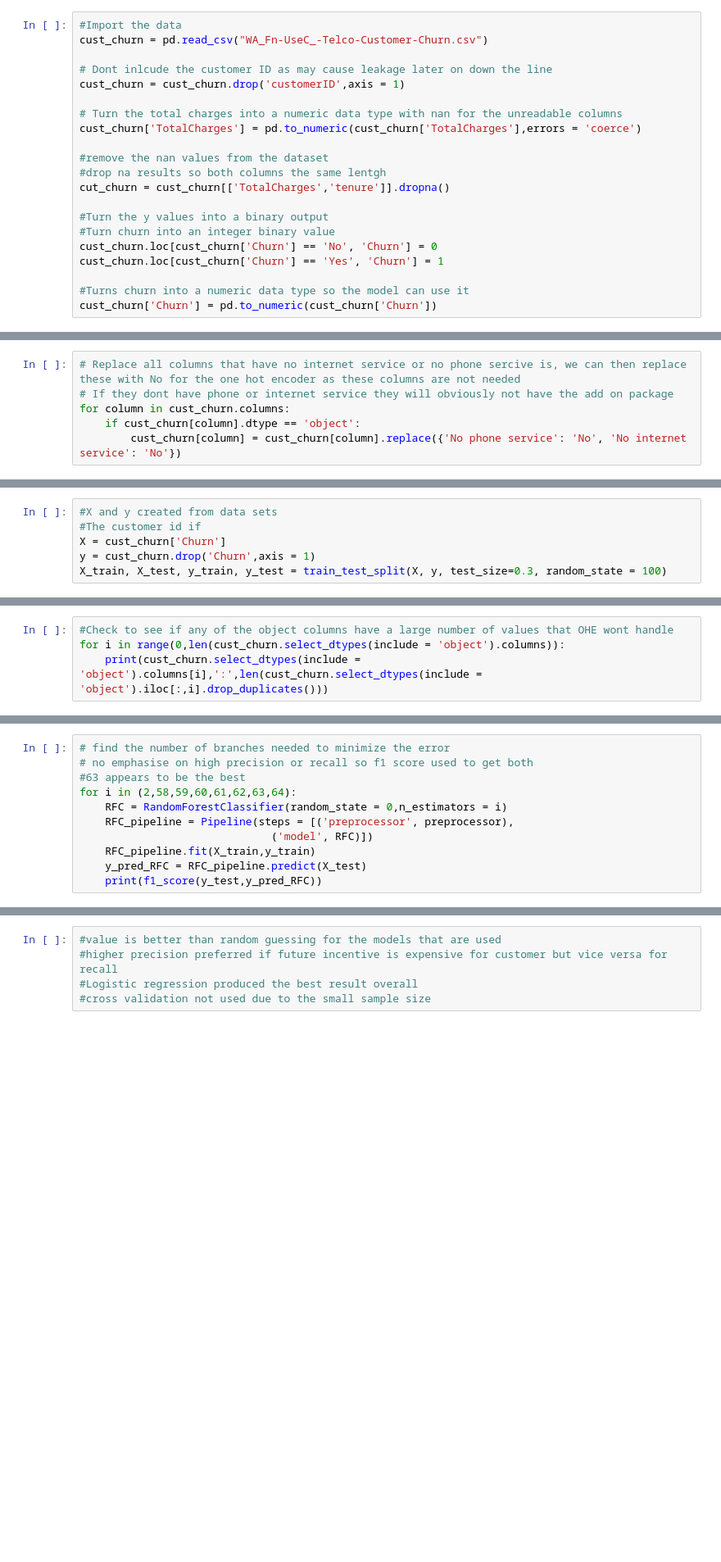
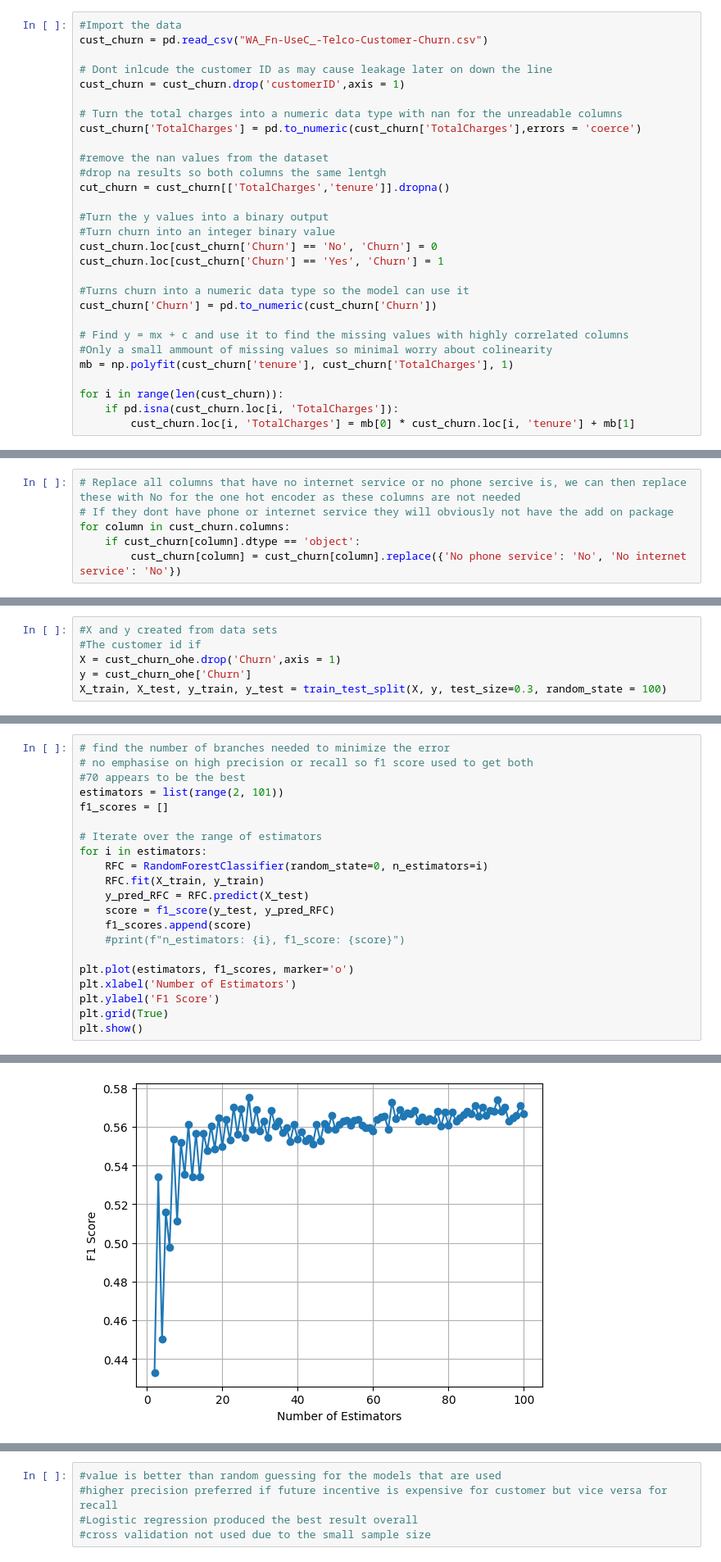
Before and after one commit to Benedictgr97/Customer-churn-prediction, a Jupyter notebook: Teleco customer churn.ipynb, the cells around one changed output, grey strips where cells are left out. Shown at 82% size. Drawn from its saved outputs; the diff is of its cells as text; blank space fills up the shorter version.

```diff
--- a/Teleco customer churn.ipynb
+++ b/Teleco customer churn.ipynb
@@ -46,6 +48,14 @@ cust_churn.loc[cust_churn['Churn'] == 'Yes', 'Churn'] = 1
 
 #Turns churn into a numeric data type so the model can use it
 cust_churn['Churn'] = pd.to_numeric(cust_churn['Churn'])
+
+# Find y = mx + c and use it to find the missing values with highly correlated columns
+#Only a small ammount of missing values so minimal worry about colinearity
+mb = np.polyfit(cust_churn['tenure'], cust_churn['TotalCharges'], 1)
+
+for i in range(len(cust_churn)):
+    if pd.isna(cust_churn.loc[i, 'TotalCharges']):
+        cust_churn.loc[i, 'TotalCharges'] = mb[0] * cust_churn.loc[i, 'tenure'] + mb[1]
 # %%
 cust_churn.info()
 # %% [output]
@@ -124,6 +131,6 @@ Index(['gender', 'Partner', 'Dependents', 'PhoneService', 'MultipleLines',
 # %%
 #X and y created from data sets
 #The customer id if
-X = cust_churn['Churn']
-y = cust_churn.drop('Churn',axis = 1)
+X = cust_churn_ohe.drop('Churn',axis = 1)
+y = cust_churn_ohe['Churn']
 X_train, X_test, y_train, y_test = train_test_split(X, y, test_size=0.3, random_state = 100)
@@ -166,4 +136,0 @@ pd.DataFrame(OH_encoder.fit_transform(cust_churn.select_dtypes(include = 'object
-# %%
-#Check to see if any of the object columns have a large number of values that OHE wont handle
-for i in range(0,len(cust_churn.select_dtypes(include = 'object').columns)):
-    print(cust_churn.select_dtypes(include = 'object').columns[i],':',len(cust_churn.select_dtypes(include = 'object').iloc[:,i].drop_duplicates()))
@@ -186,12 +146,22 @@ PaymentMethod : 4
 # %%
 # find the number of branches needed to minimize the error
 # no emphasise on high precision or recall so f1 score used to get both
-#63 appears to be the best
-for i in (2,58,59,60,61,62,63,64):
-    RFC = RandomForestClassifier(random_state = 0,n_estimators = i)
-    RFC_pipeline = Pipeline(steps = [('preprocessor', preprocessor),
-                              ('model', RFC)])
-    RFC_pipeline.fit(X_train,y_train)
-    y_pred_RFC = RFC_pipeline.predict(X_test)
-    print(f1_score(y_test,y_pred_RFC))
+#70 appears to be the best
+estimators = list(range(2, 101))
+f1_scores = []
+
+# Iterate over the range of estimators
+for i in estimators:
+    RFC = RandomForestClassifier(random_state=0, n_estimators=i)
+    RFC.fit(X_train, y_train)
+    y_pred_RFC = RFC.predict(X_test)
+    score = f1_score(y_test, y_pred_RFC)
+    f1_scores.append(score)
+    #print(f"n_estimators: {i}, f1_score: {score}")
+
+plt.plot(estimators, f1_scores, marker='o')
+plt.xlabel('Number of Estimators')
+plt.ylabel('F1 Score')
+plt.grid(True)
+plt.show()
 # %% [output]
@@ -206,3 +168,4 @@ for i in (2,58,59,60,61,62,63,64):
+[figure, added]
 # %%
 #C = 1 has the highest f1 score appears to be the best the same method
 Log = LogisticRegression(random_state = 0)
```
Also changed, not shown: parts of 8 cells of this notebook.
